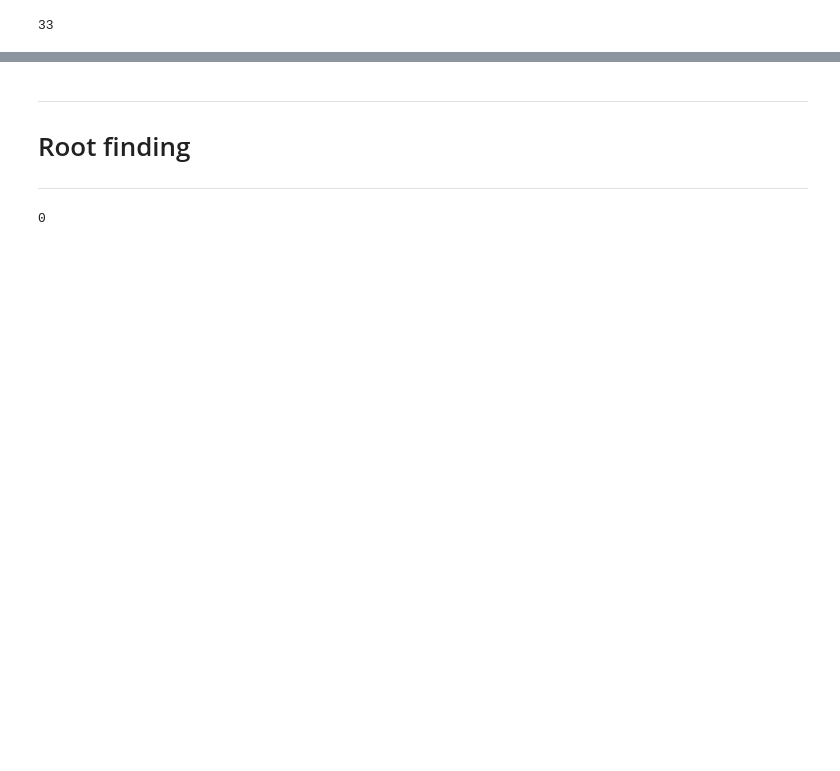
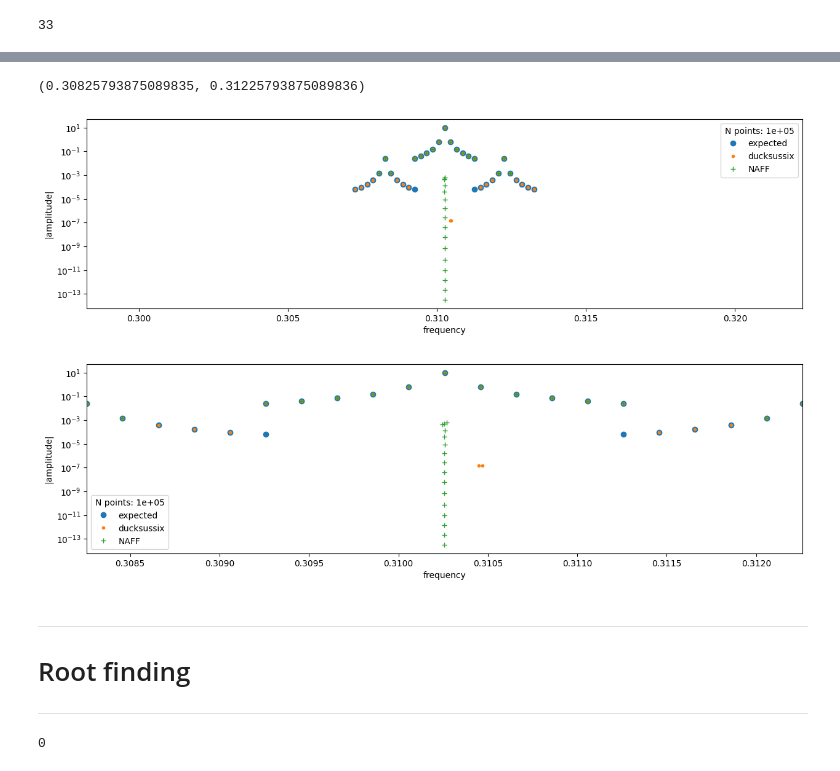
Before and after one commit to pbelange/PySUSSIX, a Jupyter notebook: build_sussix.ipynb, the cells around one changed output, grey strips where cells are left out. Saved outputs shown, nothing was run; the diff lists cells and outputs as text; code cells hidden in the pictures; blank space fills up the shorter version.

Commit message:
finished ducksussix

```diff
--- a/build_sussix.ipynb
+++ b/build_sussix.ipynb
@@ -185,5 +167,5 @@ def NAFFlib_tune(x,nfreqs = 1,Hann_order=1):
         else:
 
             return Q,np.abs(A)
-naff_Q,naff_A = NAFFlib_tune(hx_full,nfreqs=len(expected),Hann_order=1)
+naff_Q,naff_A = NAFFlib_tune(hx_full,nfreqs=len(expected),Hann_order=2)
 naff_results = pd.DataFrame({'amplitude':naff_A,'frequency':naff_Q})
@@ -218,3 +208,31 @@ plt.xlim(Q0-10*dQ,Q0+10*dQ)
+# %%
+plt.figure(figsize=(15,4))
+plt.plot()
+plt.plot(expected['frequency'],expected['amplitude'],'o',label='expected')
+plt.plot(results['x']['frequency'],np.abs(results['x']['amplitude']),'.',label='ducksussix')
+# plt.plot(datspe_x['txa'],np.abs(datspe_x['zxpes']),'x',label='crosssussix')
+plt.plot(naff_results['frequency'],np.abs(naff_results['amplitude']),'+',label='NAFF')
+plt.yscale('log')
+plt.legend(title=f'N points: {len(hx_full):.0e}')
+plt.xlabel('frequency')
+plt.ylabel('|amplitude|')
+plt.xlim(Q0-6*Qs,Q0+6*Qs)
+
+plt.figure(figsize=(15,4))
+plt.plot()
+plt.plot(expected['frequency'],expected['amplitude'],'o',label='expected')
+plt.plot(results['x']['frequency'],np.abs(results['x']['amplitude']),'.',label='ducksussix')
+# plt.plot(datspe_x['txa'],np.abs(datspe_x['zxpes']),'x',label='crosssussix')
+plt.plot(naff_results['frequency'],np.abs(naff_results['amplitude']),'+',label='NAFF')
+plt.yscale('log')
+plt.legend(title=f'N points: {len(hx_full):.0e}')
+plt.xlabel('frequency')
+plt.ylabel('|amplitude|')
+plt.xlim(Q0-10*dQ,Q0+10*dQ)
+# %% [output]
+(0.30825793875089835, 0.31225793875089836)
+[figure, added]
+[figure, added]
 # %% [markdown]
 ---
 # Root finding
```
Also changed, not shown: parts of 6 cells of this notebook, 3 other files.
